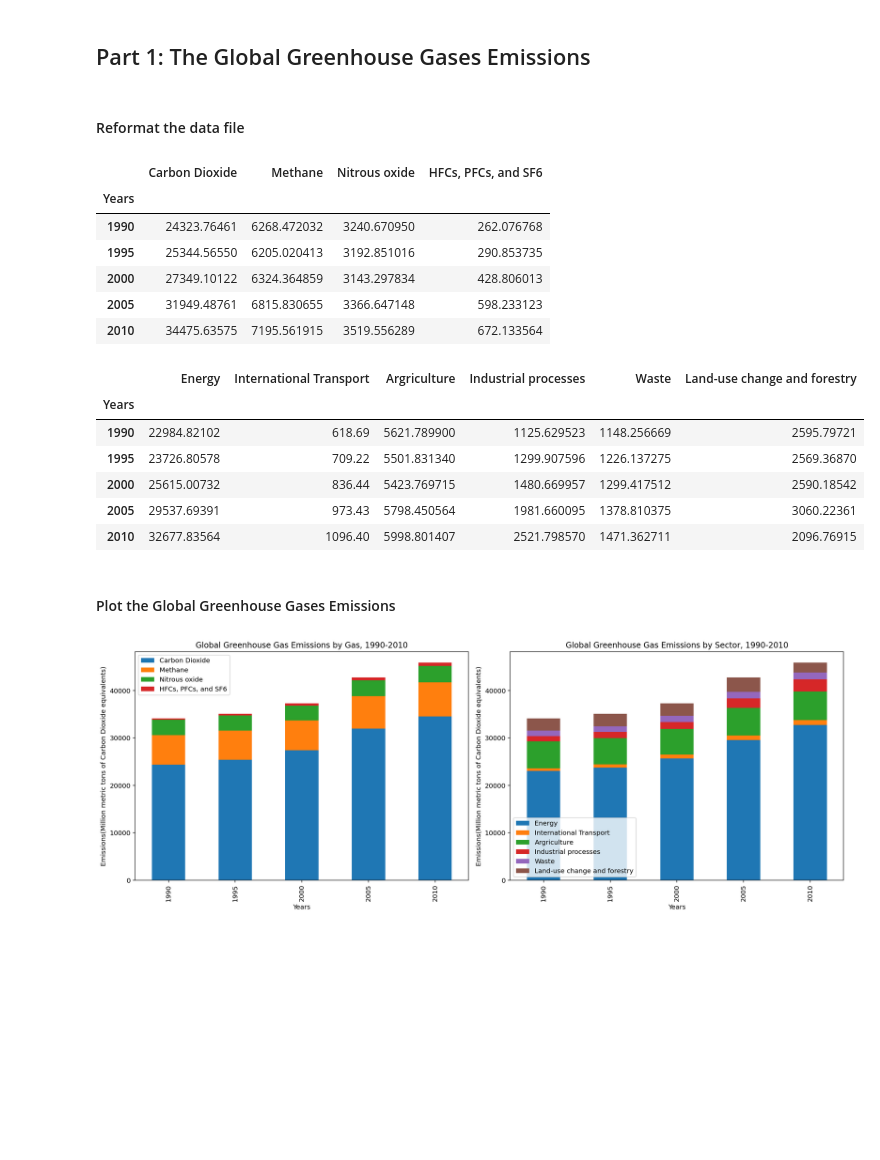
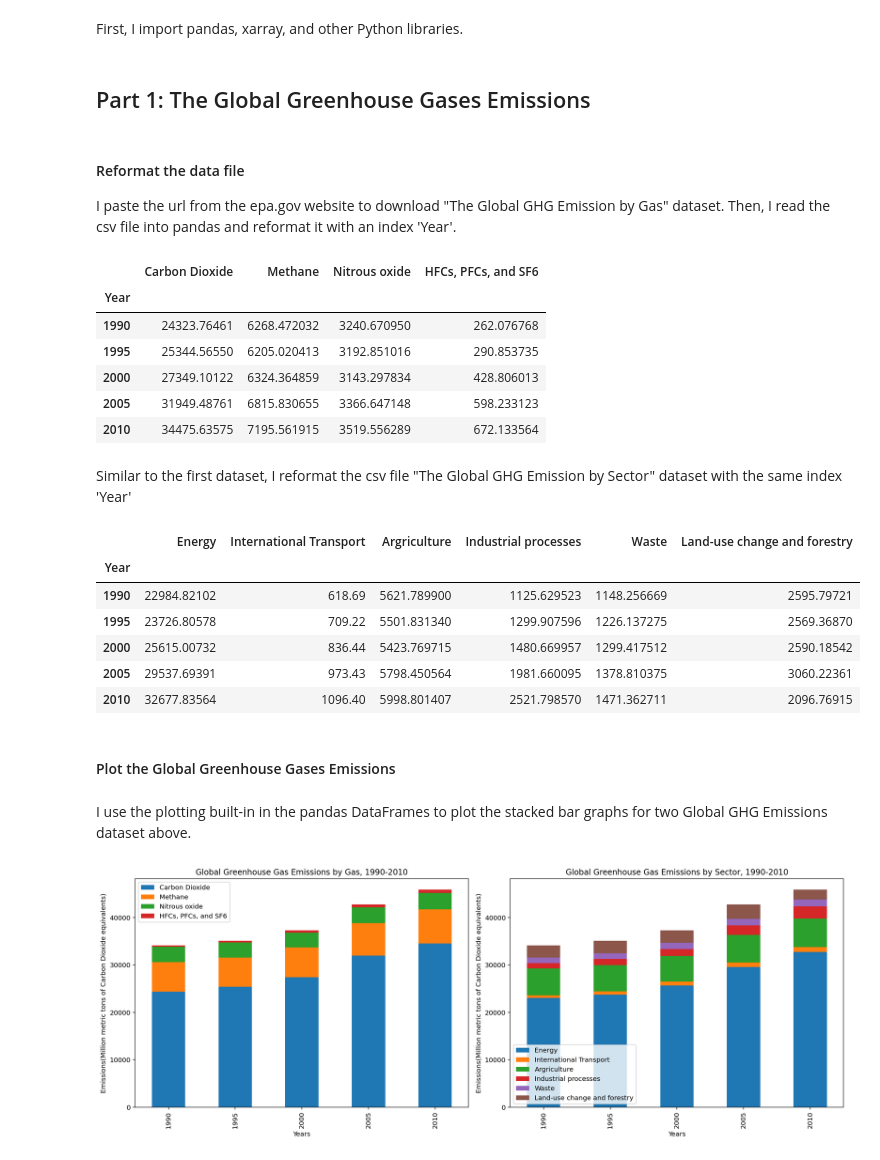
Before and after one commit to hdl2115/rces-final-project, a Jupyter notebook: Final_Project.ipynb, the cells around one changed output. Drawn from its saved outputs; the diff is of its cells as text; code cells hidden in the pictures; blank space fills up the shorter version.

```diff
--- a/Final_Project.ipynb
+++ b/Final_Project.ipynb
@@ -3,2 +7,4 @@
+# %% [markdown]
+ First, I import pandas, xarray, and other Python libraries.
 # %%
 import pandas as pd
@@ -10,33 +16,37 @@ display.set_matplotlib_formats('retina')
 %matplotlib inline
 # %% [markdown]
 ## Part 1: The Global Greenhouse Gases Emissions
-# %% [markdown]
-#### Reformat the data file
+# %% [markdown]
+#### Reformat the data file
+
+I paste the url from the epa.gov website to download "The Global GHG Emission by Gas" dataset. Then, I read the csv file into pandas and reformat it with an index 'Year'.
 # %%
 url1 = 'https://www.epa.gov/sites/production/files/2016-08/global-ghg-emissions_fig-1.csv'
 emission_gases1 = pd.read_csv(url1, header = None, skiprows =[0, 1, 2, 3, 4, 5, 6],
-                             names=["Years", "Carbon Dioxide", "Methane", "Nitrous oxide", "HFCs, PFCs, and SF6"])
+                             names=["Year", "Carbon Dioxide", "Methane", "Nitrous oxide", "HFCs, PFCs, and SF6"])
 df1 = pd.DataFrame(emission_gases1)
-df1 = df1.set_index('Years')
+df1 = df1.set_index('Year')
 df1
 # %% [output]
 |  | Carbon Dioxide | Methane | Nitrous oxide | HFCs, PFCs, and SF6 |
-| Years |  |  |  |  |
+| Year |  |  |  |  |
 | 1990 | 24323.76461 | 6268.472032 | 3240.670950 | 262.076768 |
 | 1995 | 25344.56550 | 6205.020413 | 3192.851016 | 290.853735 |
 | 2000 | 27349.10122 | 6324.364859 | 3143.297834 | 428.806013 |
 | 2005 | 31949.48761 | 6815.830655 | 3366.647148 | 598.233123 |
 | 2010 | 34475.63575 | 7195.561915 | 3519.556289 | 672.133564 |
+# %% [markdown]
+Similar to the first dataset, I reformat the csv file "The Global GHG Emission by Sector" dataset with the same index 'Year'
 # %%
 url2 = 'https://www.epa.gov/sites/production/files/2016-08/global-ghg-emissions_fig-2.csv'
 emission_gases2 = pd.read_csv(url2, header = None, skiprows =[0, 1, 2, 3, 4, 5, 6],
-                             names=["Years","Energy", "International Transport", "Argriculture", "Industrial processes", "Waste", "Land-use change and forestry"])
+                             names=["Year","Energy", "International Transport", "Argriculture", "Industrial processes", "Waste", "Land-use change and forestry"])
 df2 = pd.DataFrame(emission_gases2)
-df2 = df2.set_index('Years')
+df2 = df2.set_index('Year')
 df2
 # %% [output]
 |  | Energy | International Transport | Argriculture | Industrial processes | Waste | Land-use change and forestry |
-| Years |  |  |  |  |  |  |
+| Year |  |  |  |  |  |  |
 | 1990 | 22984.82102 | 618.69 | 5621.789900 | 1125.629523 | 1148.256669 | 2595.79721 |
 | 1995 | 23726.80578 | 709.22 | 5501.831340 | 1299.907596 | 1226.137275 | 2569.36870 |
 | 2000 | 25615.00732 | 836.44 | 5423.769715 | 1480.669957 | 1299.417512 | 2590.18542 |
@@ -44,6 +54,8 @@ df2
 | 2010 | 32677.83564 | 1096.40 | 5998.801407 | 2521.798570 | 1471.362711 | 2096.76915 |
 # %% [markdown]
 #### Plot the Global Greenhouse Gases Emissions
+# %% [markdown]
+I use the plotting built-in in the pandas DataFrames to plot the stacked bar graphs for two Global GHG Emissions dataset above.
 # %%
 # Plot the 2 datasets: Emissions by gases and by sectors
 
```
Also changed, not shown: parts of 36 cells of this notebook, 1 other file.
